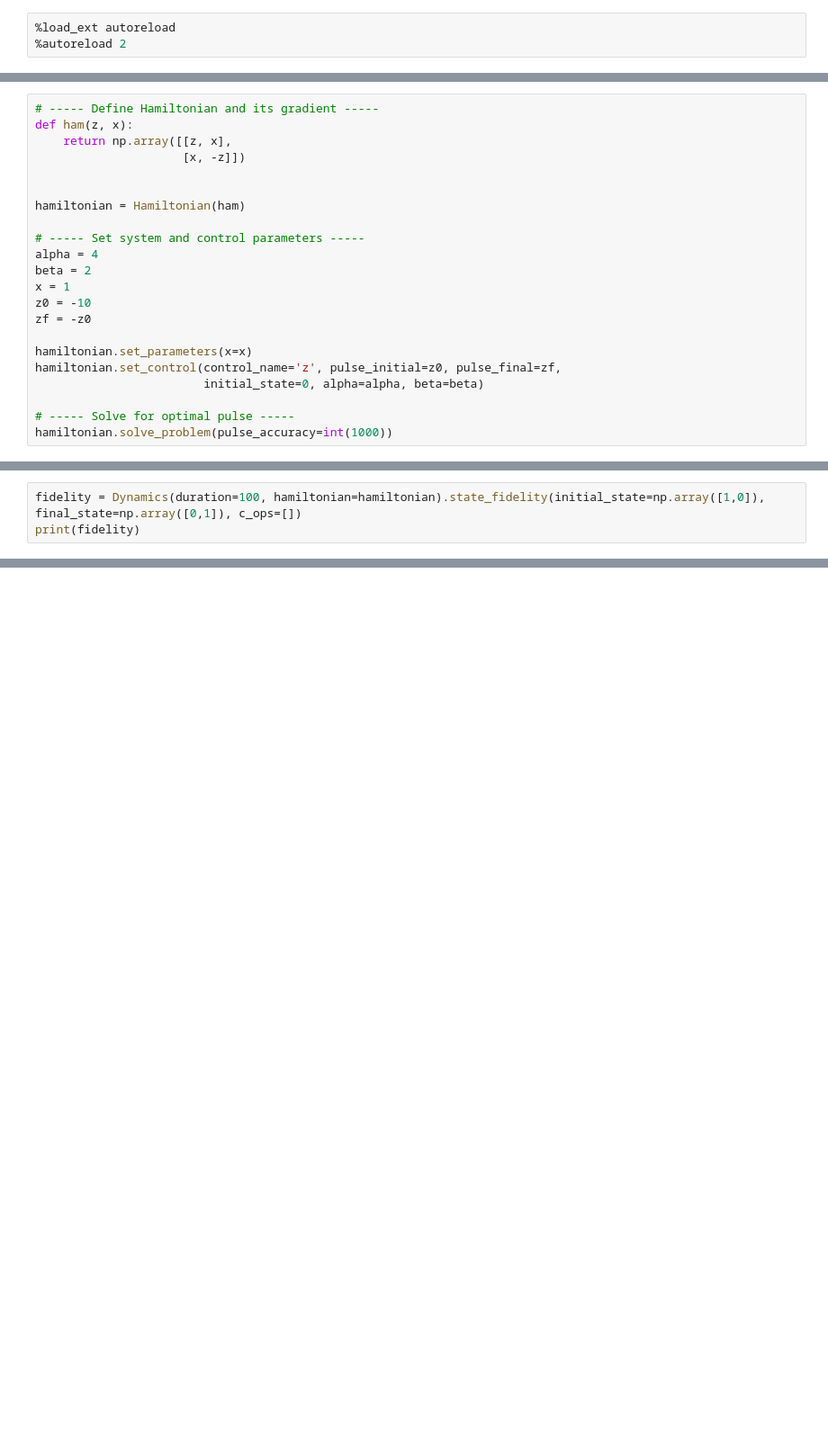
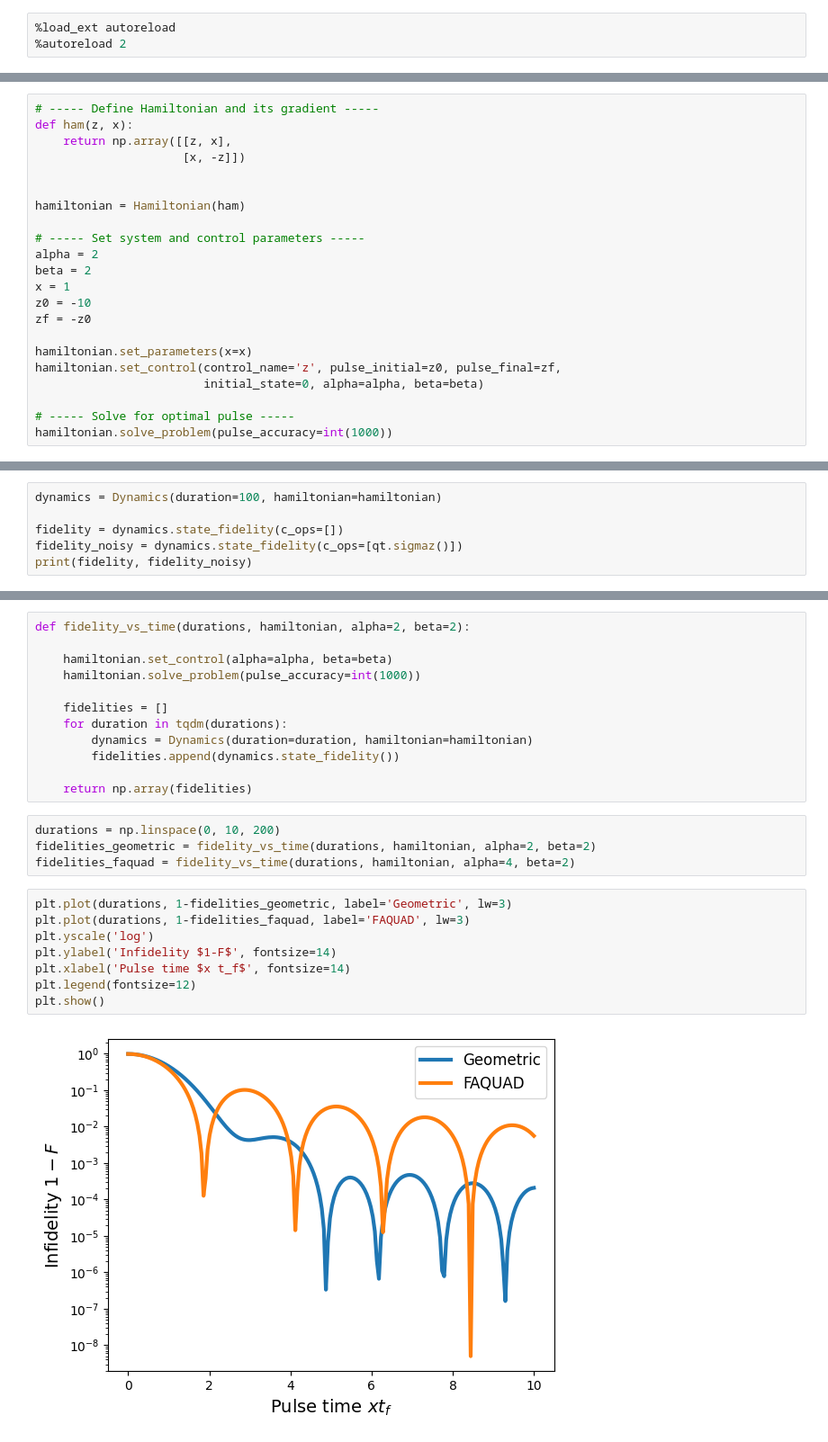
Before and after one commit to cventurameinersen/geodesiq-control, a Jupyter notebook: dev/DynamicsTrial.ipynb, the cells around one changed output, grey strips where cells are left out. Shown at 90% size. Cells and saved outputs as stored; diff of their text form; blank space fills up the shorter version.

Commit message:
Dynamics class works!

```diff
--- a/dev/DynamicsTrial.ipynb
+++ b/dev/DynamicsTrial.ipynb
@@ -21,7 +22,7 @@ def ham(z, x):
 hamiltonian = Hamiltonian(ham)
 
 # ----- Set system and control parameters -----
-alpha = 4
+alpha = 2
 beta = 2
 x = 1
 z0 = -10
@@ -59,4 +60,7 @@ Average gate fidelity:  0.9890996793974957
 # %%
-fidelity = Dynamics(duration=100, hamiltonian=hamiltonian).state_fidelity(initial_state=np.array([1,0]), final_state=np.array([0,1]), c_ops=[])
-print(fidelity)
+dynamics = Dynamics(duration=100, hamiltonian=hamiltonian)
+
+fidelity = dynamics.state_fidelity(c_ops=[])
+fidelity_noisy = dynamics.state_fidelity(c_ops=[qt.sigmaz()])
+print(fidelity, fidelity_noisy)
 # %% [output]
@@ -63,0 +70,26 @@ ValidationError: [geodesiq] Initial and final states must have the same dimensio
+# %%
+def fidelity_vs_time(durations, hamiltonian, alpha=2, beta=2):
+
+    hamiltonian.set_control(alpha=alpha, beta=beta)
+    hamiltonian.solve_problem(pulse_accuracy=int(1000))
+
+    fidelities = []
+    for duration in tqdm(durations):
+        dynamics = Dynamics(duration=duration, hamiltonian=hamiltonian)
+        fidelities.append(dynamics.state_fidelity())
+
+    return np.array(fidelities)
+# %%
+durations = np.linspace(0, 10, 200)
+fidelities_geometric = fidelity_vs_time(durations, hamiltonian, alpha=2, beta=2)
+fidelities_faquad = fidelity_vs_time(durations, hamiltonian, alpha=4, beta=2)
+# %%
+plt.plot(durations, 1-fidelities_geometric, label='Geometric', lw=3)
+plt.plot(durations, 1-fidelities_faquad, label='FAQUAD', lw=3)
+plt.yscale('log')
+plt.ylabel('Infidelity $1-F$', fontsize=14)
+plt.xlabel('Pulse time $x t_f$', fontsize=14)
+plt.legend(fontsize=12)
+plt.show()
+# %% [output]
+[figure, added]
```
Also changed, not shown: parts of 5 cells of this notebook, 2 other files.
